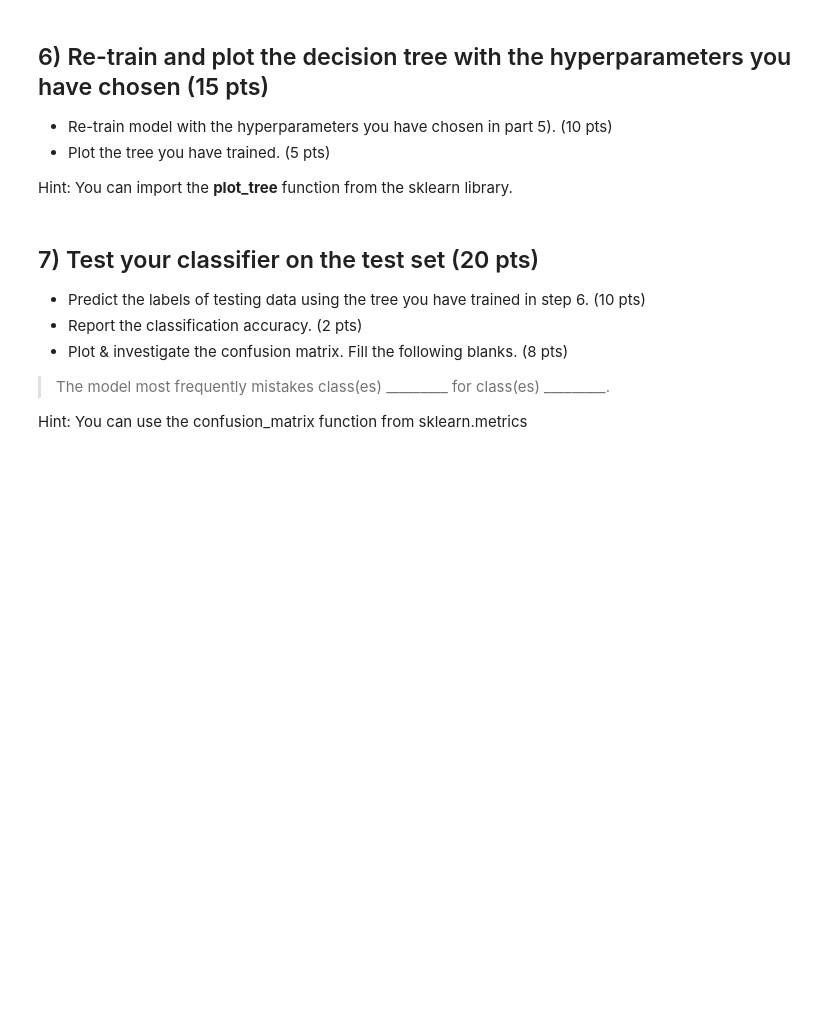
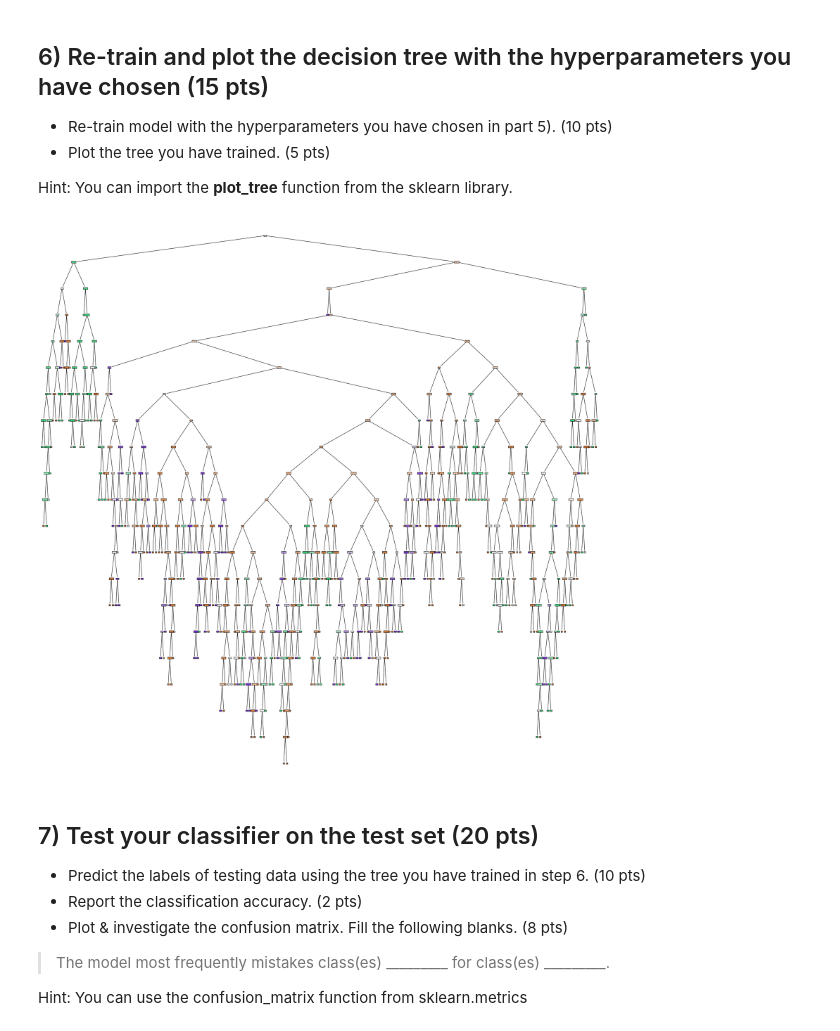
Before and after one commit to firatbatar/SU-Undergraduate-CS210, a Jupyter notebook: Homeworks/HW2/CS210_HW2.ipynb, the cells around one changed output. Saved outputs shown, nothing was run; the diff lists cells and outputs as text; code cells hidden in the pictures; blank space fills up the shorter version.

```diff
--- a/Homeworks/HW2/CS210_HW2.ipynb
+++ b/Homeworks/HW2/CS210_HW2.ipynb
@@ -298,3 +328,14 @@ from sklearn.tree import plot_tree
+# %%
+dt_classifier = DecisionTreeClassifier(criterion='gini')
+dt_classifier = dt_classifier.fit(X_train, y_train)
+# %%
+from sklearn.tree import plot_tree
+
+fig, ax = plt.subplots(figsize=(30, 30))
+_ = plot_tree(dt_classifier, feature_names=X.columns, class_names=['healthy', 'overweight', 'underweight'], filled=True, label="none", impurity=False, ax=ax)
+plt.show()
+# %% [output]
+[figure, added]
 # %% [markdown]
 ## 7) Test your classifier on the test set (20 pts)
 
```
Also changed, not shown: parts of 16 cells of this notebook.
